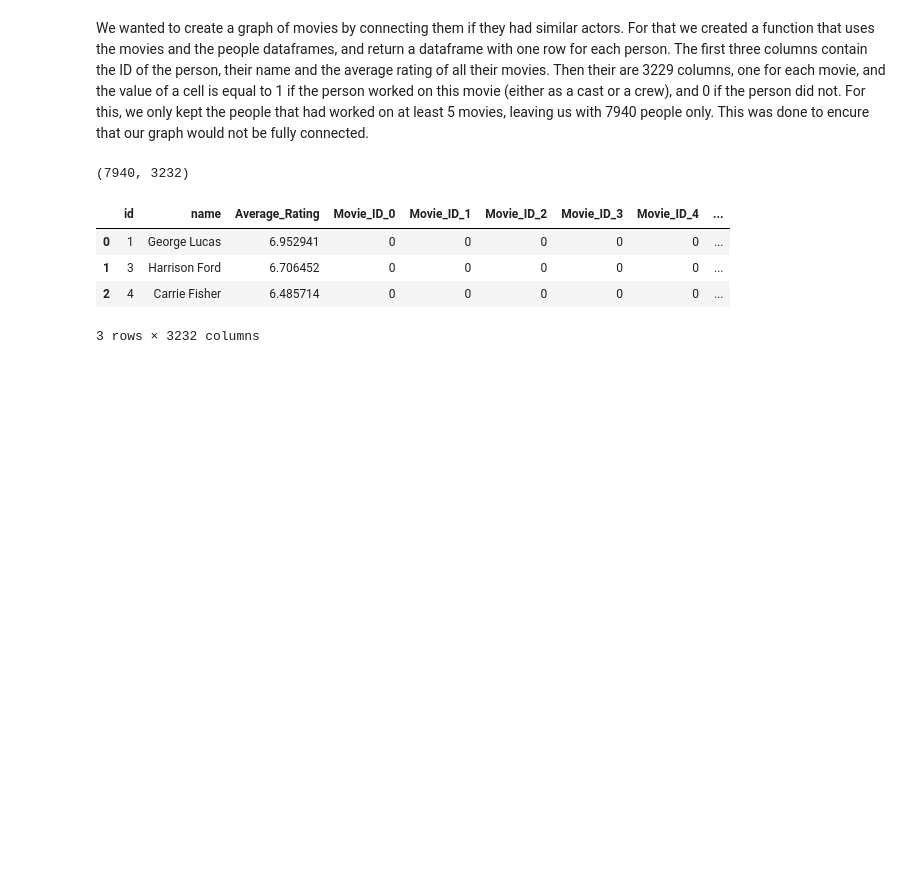
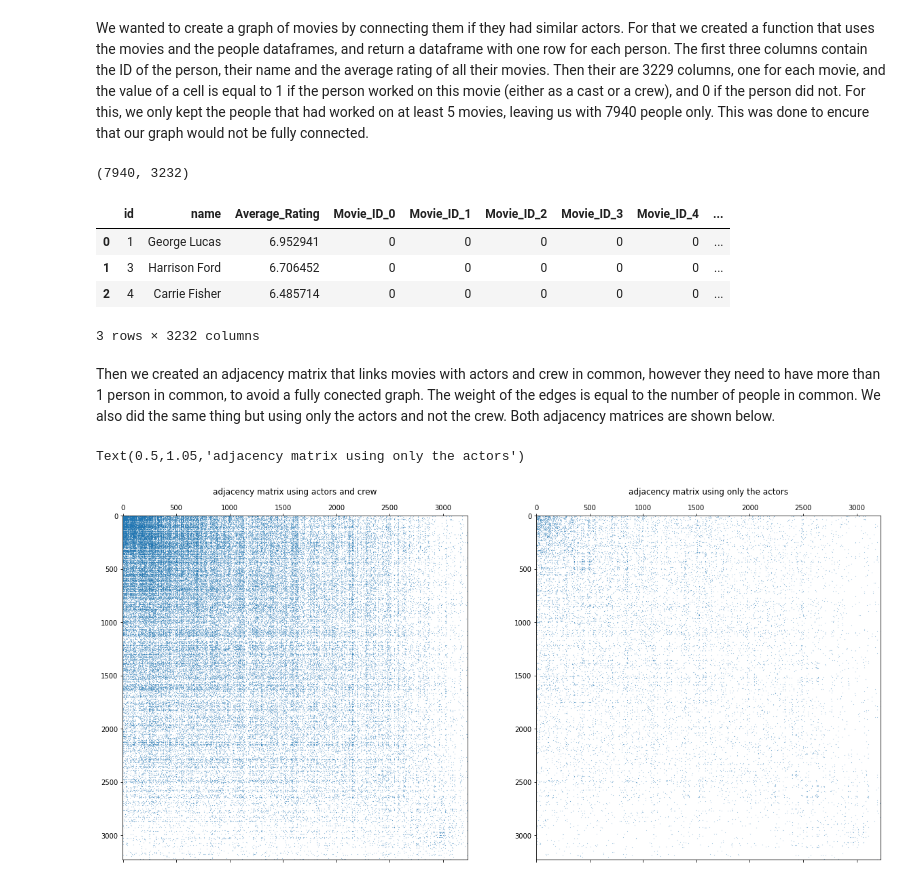
Before and after one commit to swouf/ntds_IMDb_team4, a Jupyter notebook: final_project_ntds_2018.ipynb, the cells around one changed output. Drawn from its saved outputs; the diff is of its cells as text; code cells hidden in the pictures; blank space fills up the shorter version.

Commit message:
Clean of part 2, and used load_data functions

```diff
--- a/final_project_ntds_2018.ipynb
+++ b/final_project_ntds_2018.ipynb
@@ -234,0 +222,28 @@ features.head(3)
+# %% [markdown]
+Then we created an adjacency matrix that links movies with actors and crew in common, however they need to have more than 1 person in common, to avoid a fully conected graph. The weight of the edges is equal to the number of people in common. We also did the same thing but using only the actors and not the crew. Both adjacency matrices are shown below.
+# %%
+#As both function used to create the adjacency take some time to run, we saved the adjacency and simply load it.
+
+#Used to load the feature dataframe from a file, remove the useless columns and transpose it.
+#features_movies=ldata.load_features();
+
+#Used to create the adjacency matrix from the features
+#As the function takes some time to run, we saved the adjacency matrix and are simply loading it.
+#adjacency_test=ldata.make_adjacency_from_feature_matrix(features_movies)
+
+
+plt.figure(figsize=(20, 10))
+
+plt.subplot(121)
+adjacency_actors_crew=np.load('./data/adjacency_actors_crew.npy')
+plt.spy(adjacency_actors_crew, markersize=0.1)
+plt.title('adjacency matrix using actors and crew')
+
+
+plt.subplot(122)
+adjacency_actors_crew=np.load('./data/adjacency_actors_only.npy')
+plt.spy(adjacency_actors_crew, markersize=0.1)
+plt.title('adjacency matrix using only the actors')
+# %% [output]
+Text(0.5,1.05,'adjacency matrix using only the actors')
+[figure, added]
```
Also changed, not shown: parts of 9 cells of this notebook, 1 other file.
